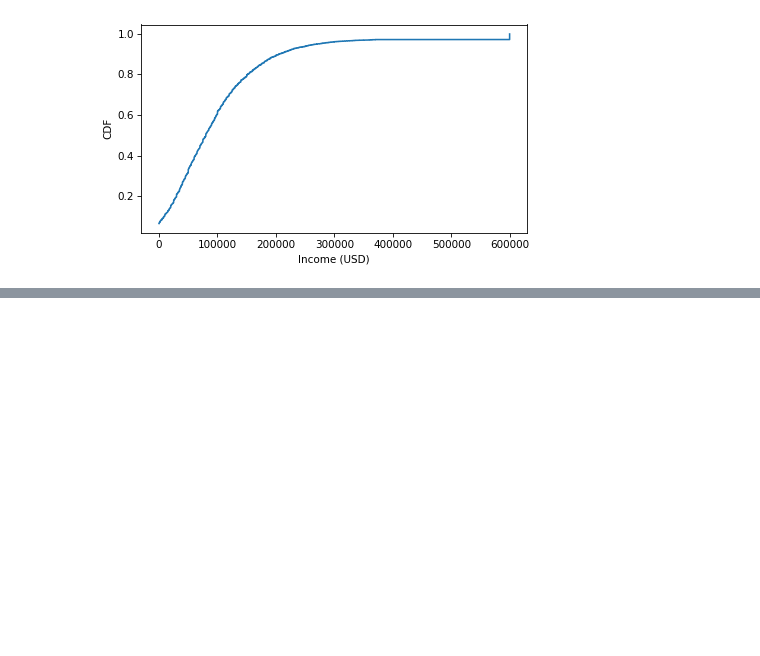
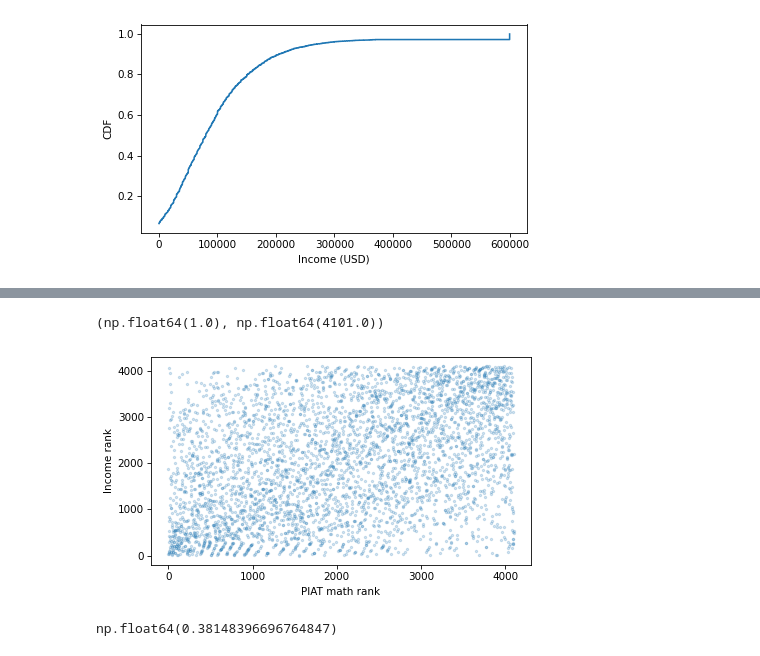
Before and after one commit to lochnes-007/EDA, a Jupyter notebook: relnbwvars.ipynb, the cells around one changed output, grey strips where cells are left out. Cells and saved outputs as stored; diff of their text form; code cells hidden in the pictures; blank space fills up the shorter version.

Commit message:
donw w rank b/w vars

```diff
--- a/relnbwvars.ipynb
+++ b/relnbwvars.ipynb
@@ -299,3 +299,9 @@ cdf_income.step()
 decorate(xlabel="Income (USD)", ylabel="CDF")
 # %% [output]
 [figure]
+# %%
+valid = nlsy.dropna(subset=["piat_math", "income"])
+piat_math_rank = valid["piat_math"].rank(method="first")
+income_rank = valid["income"].rank(method="first")
+piat_math_rank
+income_rank
@@ -301,0 +321,13 @@ decorate(xlabel="Income (USD)", ylabel="CDF")
+# %%
+income_rank.min(), income_rank.max()
+# %% [output]
+(np.float64(1.0), np.float64(4101.0))
+# %%
+plt.scatter(piat_math_rank, income_rank, s=5, alpha=0.2)
+decorate(xlabel="PIAT math rank", ylabel="Income rank")
+# %% [output]
+[figure, added]
+# %%
+np.corrcoef(piat_math_rank, income_rank)[0, 1]
+# %% [output]
+np.float64(0.38148396696764847)
```
Also changed, not shown: parts of 1 cell of this notebook.
